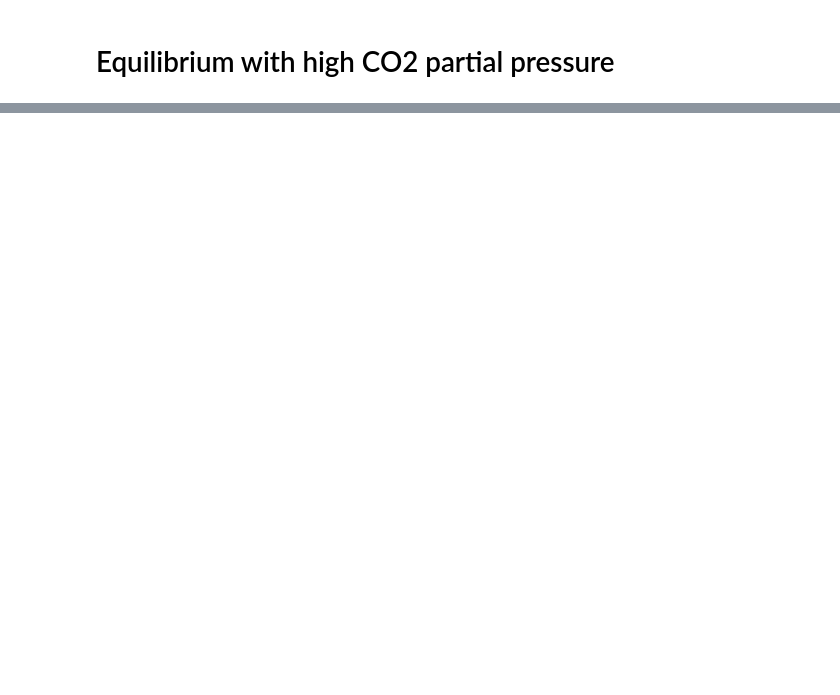
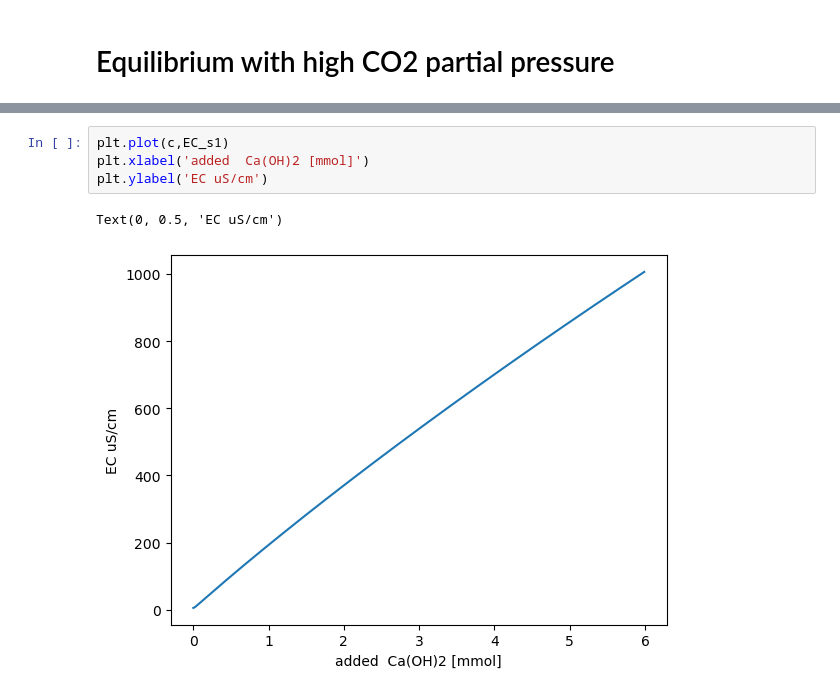
Before and after one commit to 5ir-Lancelot/alkalinity, a Jupyter notebook: BAM-EC-model.ipynb, the cells around one changed output, grey strips where cells are left out. Cells and saved outputs as stored; diff of their text form; blank space fills up the shorter version.

```diff
--- a/BAM-EC-model.ipynb
+++ b/BAM-EC-model.ipynb
@@ -99,0 +198,7 @@ solution.species
+# %%
+plt.plot(c,EC_s1)
+plt.xlabel('added  Ca(OH)2 [mmol]')
+plt.ylabel('EC uS/cm')
+# %% [output]
+Text(0, 0.5, 'EC uS/cm')
+[figure, added]
```
Also changed, not shown: parts of 19 cells of this notebook.
